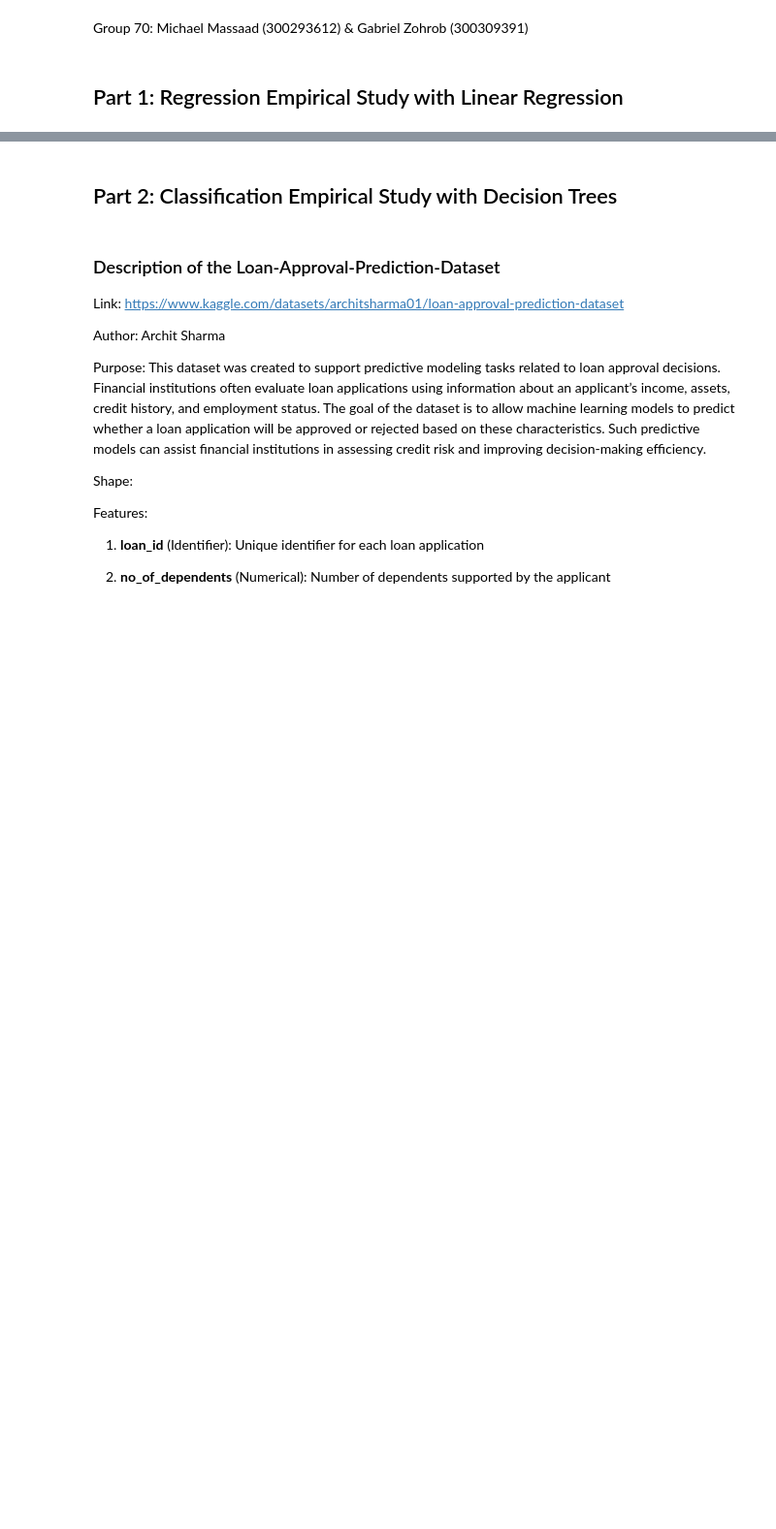
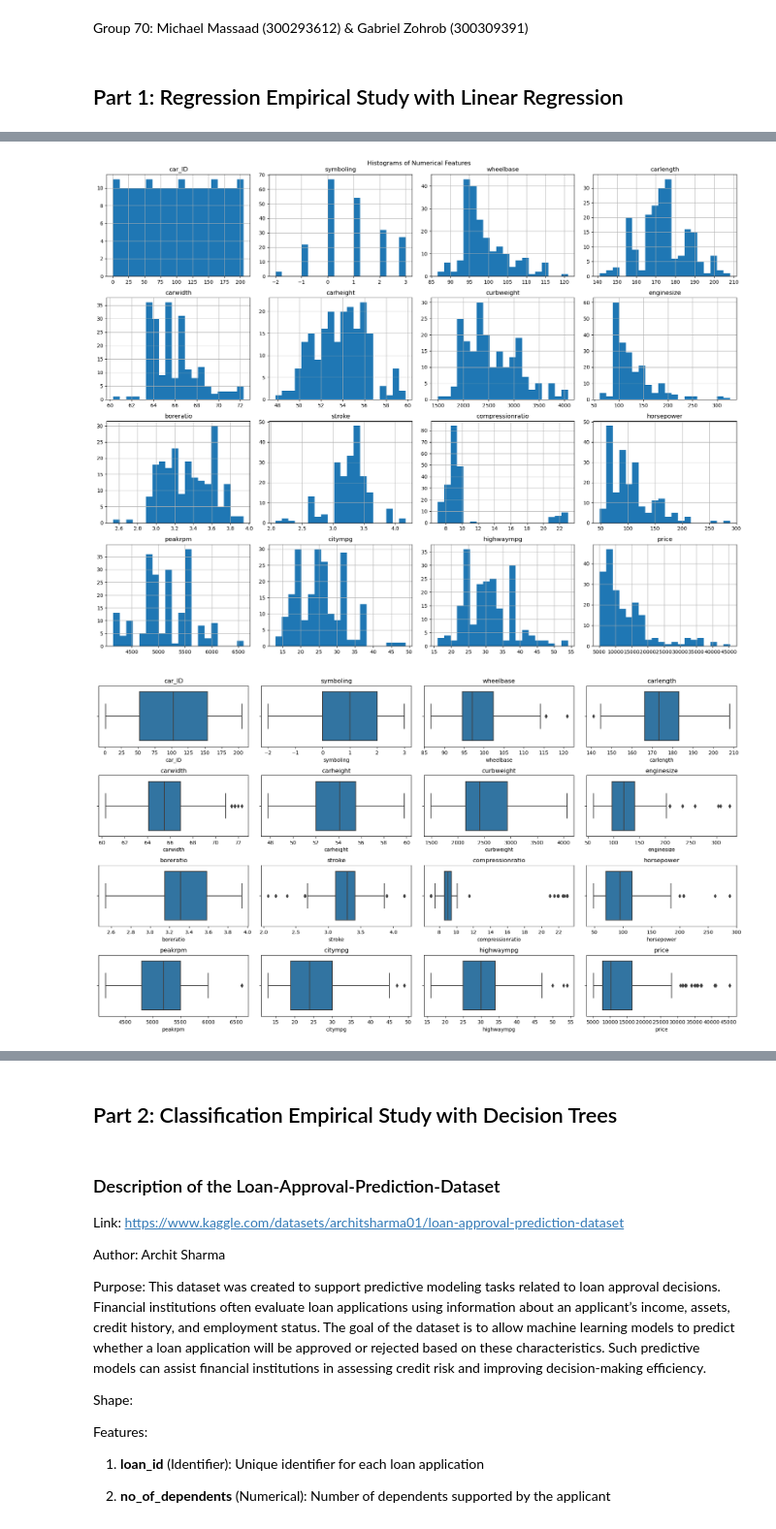
Before and after one commit to michaelmassaad02/CSI4142_Assignment3, a Jupyter notebook: CSI4142-Assignment3.ipynb, the cells around one changed output, grey strips where cells are left out. Shown at 97% size. Drawn from its saved outputs; the diff is of its cells as text; code cells hidden in the pictures; blank space fills up the shorter version.

```diff
--- a/CSI4142-Assignment3.ipynb
+++ b/CSI4142-Assignment3.ipynb
@@ -16,0 +45,12 @@ Shape:
+# %%
+import pandas as pd
+import numpy as np
+import matplotlib.pyplot as plt
+import seaborn as sns
+
+url = "https://raw.githubusercontent.com/michaelmassaad02/CSI4142_Assignment3/refs/heads/main/CarPrice_Assignment.csv"
+df = pd.read_csv(url)
+
+df.head()
+
+df.shape
@@ -16,0 +215,61 @@ Shape:
+# %%
+# ===============================
+# 5. EXPLORATORY DATA ANALYSIS
+# ===============================
+
+import matplotlib.pyplot as plt
+import seaborn as sns
+
+
+# Identify numerical columns in the dataset
+# These will be used for plotting distributions and correlations
+
+numerical_cols = df.select_dtypes(include=['int64', 'float64']).columns
+
+
+# -------------------------------
+# HISTOGRAMS
+# -------------------------------
+# Histograms show the distribution of each numerical variable
+
+df[numerical_cols].hist(figsize=(18,14), bins=20)
+
+plt.suptitle("Histograms of Numerical Features")
+plt.tight_layout()
+plt.show()
+
+
+# -------------------------------
+# BOXPLOTS
+# -------------------------------
+# Boxplots help detect potential outliers in each feature
+
+plt.figure(figsize=(18,12))
+
+for i, col in enumerate(numerical_cols, 1):
+
+    plt.subplot(5,4,i)
+    sns.boxplot(x=df[col])
+    plt.title(col)
+
+plt.tight_layout()
+plt.show()
+
+
+# -------------------------------
+# CORRELATION MATRIX
+# -------------------------------
+# This heatmap shows relationships between numerical variables
+
+plt.figure(figsize=(12,10))
+
+corr_matrix = df[numerical_cols].corr()
+
+sns.heatmap(corr_matrix, annot=True, cmap="coolwarm")
+
+plt.title("Correlation Heatmap")
+
+plt.show()
+# %% [output]
+[figure, added]
+[figure, added]
```
Also changed, not shown: parts of 14 cells of this notebook.
